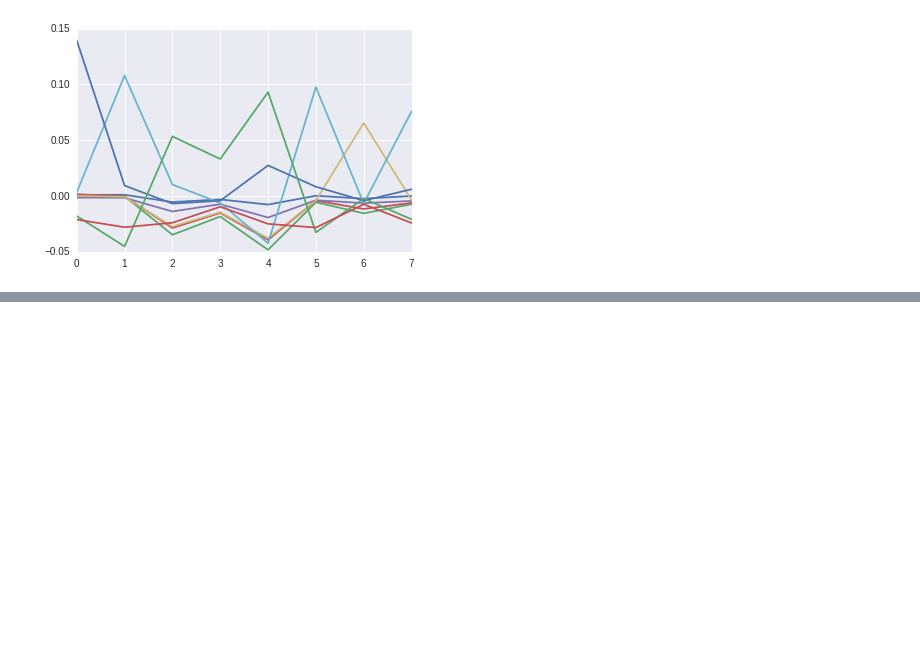
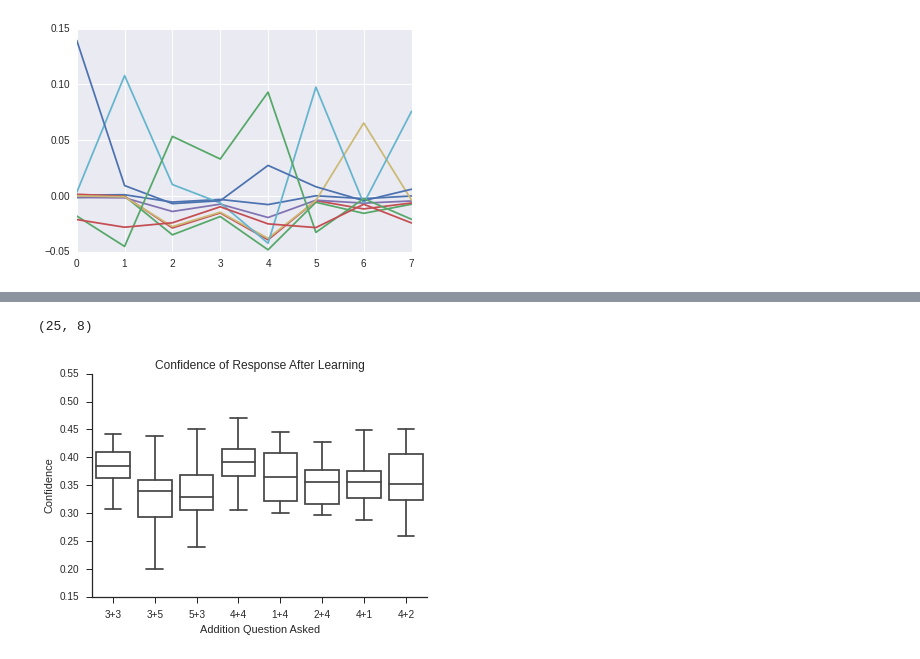
Before and after one commit to Seanny123/counting_to_addition, a Jupyter notebook: paper pred fig.ipynb, the cells around one changed output, grey strips where cells are left out. Cells and saved outputs as stored; diff of their text form; code cells hidden in the pictures; blank space fills up the shorter version.

```diff
--- a/paper pred fig.ipynb
+++ b/paper pred fig.ipynb
@@ -30,2 +25,4 @@ column_labels = ["THREE+THREE", "THREE+FIVE", "FIVE+THREE", "FOUR+FOUR",
+# %%
+column_labels = ["3+3", "3+5", "5+3", "4+4", "1+4", "2+4", "4+1", "4+2"]
 # %%
 #np.load("data/paperslow_count_data.npz")
@@ -94,0 +97,19 @@ learn_res = pd.DataFrame(max_res, columns=column_labels)
+# %%
+sns.set_style("ticks")
+ax = sns.boxplot(data=learn_res, fliersize=0)
+ax.set_xticklabels(column_labels, rotation=0)
+
+# set the face colour to white
+for art in ax.artists:
+    art.set_facecolor('white')
+
+ax.set_title("Confidence of Response After Learning")
+ax.set_ylabel("Confidence")
+ax.set_xlabel("Addition Question Asked")
+sns.despine()
+fig = ax.get_figure()
+fig.savefig("pred_plot.pdf", format="pdf")
+print(max_res.shape)
+# %% [output]
+(25, 8)
+[figure, added]
```
Also changed, not shown: parts of 15 cells of this notebook, 3 other files.
